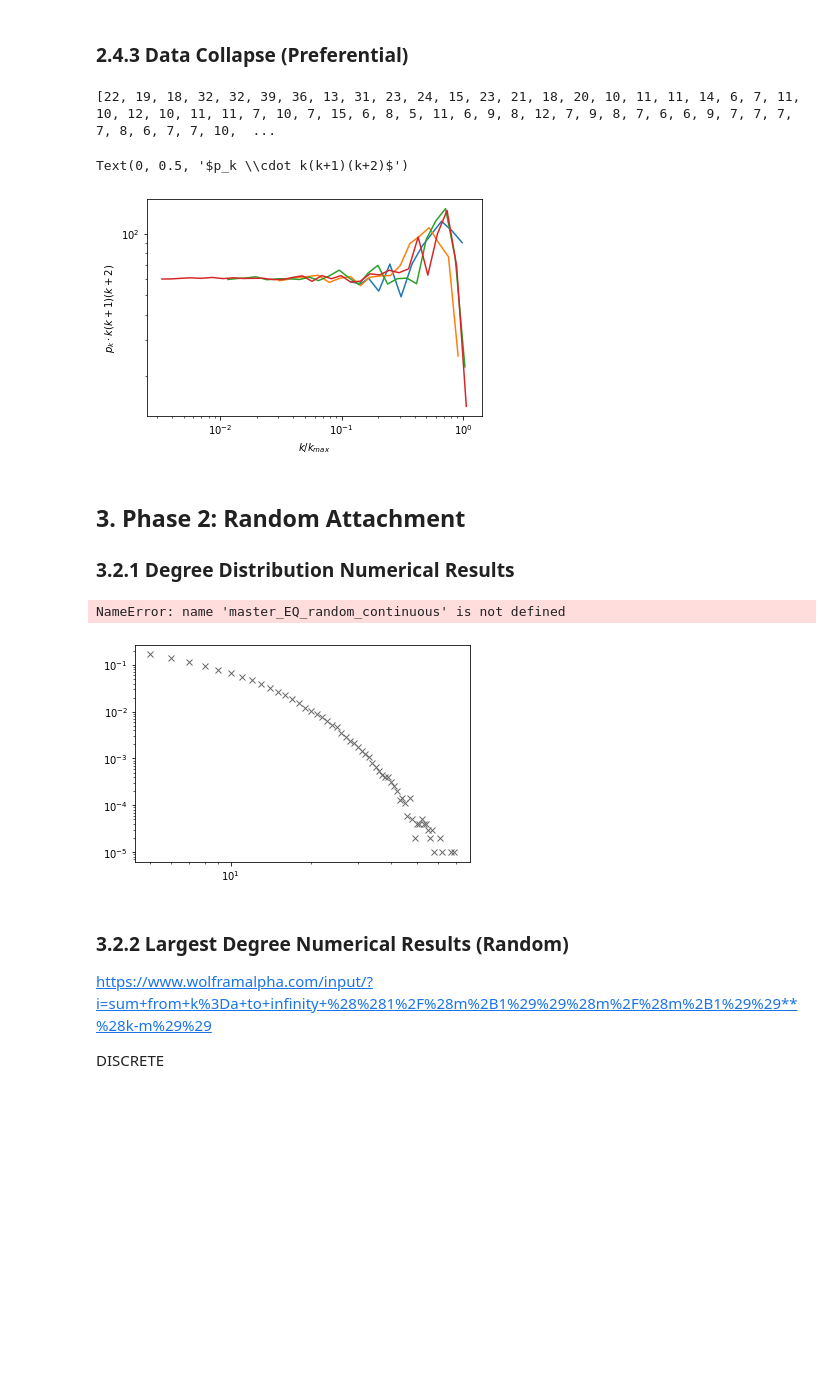
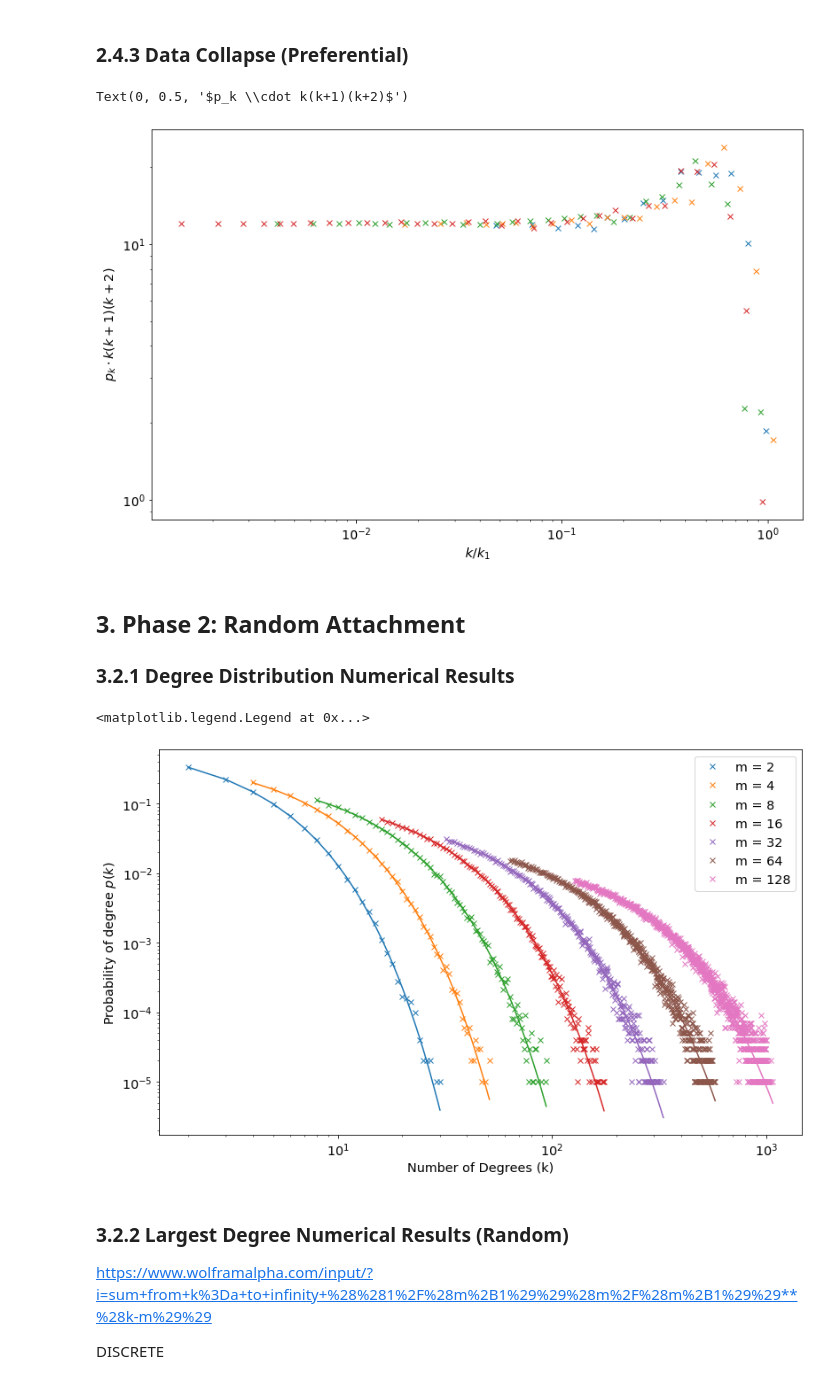
Before and after one commit to shaunfg/Complexity-Networks, a Jupyter notebook: networks/networks_project.ipynb, the cells around one changed output. Cells and saved outputs as stored; diff of their text form; code cells hidden in the pictures; blank space fills up the shorter version.

Commit message:
Just added some error stuff for deg dist

```diff
--- a/networks/networks_project.ipynb
+++ b/networks/networks_project.ipynb
@@ -192,7 +208,7 @@ class Barabasi_Albert():
         return df
 
     def draw(self):
-        nx.draw_circular(self.G, with_labels=True)#, font_weight='bold')
+        nx.draw(self.G, with_labels=True)#, font_weight='bold')
     def draw_knuth(self,scale = 1):
 #         pos = nx.spring_layout(self.G)
         pos = nx.fruchterman_reingold_layout(self.G)
@@ -494,21 +601,20 @@ errors in any measurements of k1?
 # %% [markdown]
 ### 2.4.3 Data Collapse (Preferential)
 # %%
-print(degrees_all[1])
+# print(degrees_all[1])
 
 for i in range(1,len(degrees_all)):
 #     print(degrees_all)
     x,y = logbin(degrees_all[i],scale = 1.2)
     y *= x*(x+1)*(x+2)
     x /= max(degrees_all[i])
-    plt.loglog(x,y)
+    plt.loglog(x,y,'x')
 
-plt.xlabel("$k/k_{max}$")
+plt.xlabel("$k/k_{1}$")
 plt.ylabel("$p_k \cdot k(k+1)(k+2)$")
 # %% [output]
-[22, 19, 18, 32, 32, 39, 36, 13, 31, 23, 24, 15, 23, 21, 18, 20, 10, 11, 11, 14, 6, 7, 11, 10, 12, 10, 11, 11, 7, 10, 7, 15, 6, 8, 5, 11, 6, 9, 8, 12, 7, 9, 8, 7, 6, 6, 9, 7, 7, 7, 7, 8, 6, 7, 7, 10,  ...
+Text(0, 0.5, '$p_k \\cdot k(k+1)(k+2)$')
-Text(0, 0.5, '$p_k \\cdot k(k+1)(k+2)$')
-[figure, old version]
+[figure, new version]
 # %% [markdown]
 ## 3. Phase 2: Random Attachment
 
@@ -522,3 +622,13 @@ df = BA.drive_random()
+# %%
+# BA = Barabasi_Albert(time_limit = 10000,m=m_add,m_start=m_starting)
+# df = BA.drive_random()
+time = 100000
+
+# m_start = [2,3,4,5,6,7,8]
+m_start = [2,4,8,16,32,64,128]
+
+BA_models_1 = [Barabasi_Albert(time_limit = time,m = m_i) for m_i in m_start]
+dfs1 = [B.drive_random() for B in BA_models_1]
 # %%
 def master_EQ_random_continuous(k,m):
     p=np.exp(1)/m* np.exp(-k/m)
@@ -528,17 +638,32 @@ def master_EQ_random_discrete(k,m):
     p= (m/(m+1))**(k-m) * (1/(m+1))
     return p
 # %%
-x,y = logbin(df.Degrees,scale = 1)
-plt.loglog(x,y,'x',color = 'dimgray')
-plt.loglog(x,master_EQ_random_continuous(x,m_add),label = r"$p=\frac{e}{m}\cdot \exp(-\frac{k}{m})$")
-plt.loglog(x,master_EQ_random_discrete(x,m_add),label = r"$p=(\frac{m}{m+1})^{k-m} \cdot\frac{1}{m+1}$")
-plt.xlabel("$k$")
-plt.ylabel("$p_k$")
-plt.title("Degree Distribution: Pure Random Attachment $\Pi_{rand}}$")
+for i in range(len(dfs1)):
+
+    x,y = logbin(dfs1[i].Degrees,scale = 1.0)
+    plt.loglog(x,y,'x',color = "C{}".format(i),label = "m = {}".format(m_start[i]))
+    plt.xlabel("Number of Degrees (k)")
+    plt.ylabel("Probability of degree $p(k)$")
+
+#     fit_log(x,y,label = r"$p_{\infty}(k)\propto k^{-3}$")
+    expected_values = master_EQ_random_discrete(m=m_start[i],k=x)
+    plt.loglog(x,master_EQ_random_discrete(x,m_start[i]))
+#     master_EQ_pref_cont(m=m_start[i],k=x,color = "C{}".format(i), label = False)
+#     plt.legend()
+
 plt.legend()
+
+# x,y = logbin(df.Degrees,scale = 1)
+# plt.loglog(x,y,'x',color = 'dimgray')
+# plt.loglog(x,master_EQ_random_continuous(x,m_add),label = r"$p=\frac{e}{m}\cdot \exp(-\frac{k}{m})$")
+# plt.loglog(x,master_EQ_random_discrete(x,m_add),label = r"$p=(\frac{m}{m+1})^{k-m} \cdot\frac{1}{m+1}$")
+# plt.xlabel("$k$")
+# plt.ylabel("$p_k$")
+# # plt.title("Degree Distribution: Pure Random Attachment $\Pi_{rand}}$")
+# plt.legend()
 # %% [output]
-NameError: name 'master_EQ_random_continuous' is not defined
+<matplotlib.legend.Legend at 0x...>
-[figure, old version]
+[figure, new version]
 # %% [markdown]
 ### 3.2.2 Largest Degree Numerical Results (Random)
 
```
Also changed, not shown: parts of 27 cells of this notebook, 2 other files.
